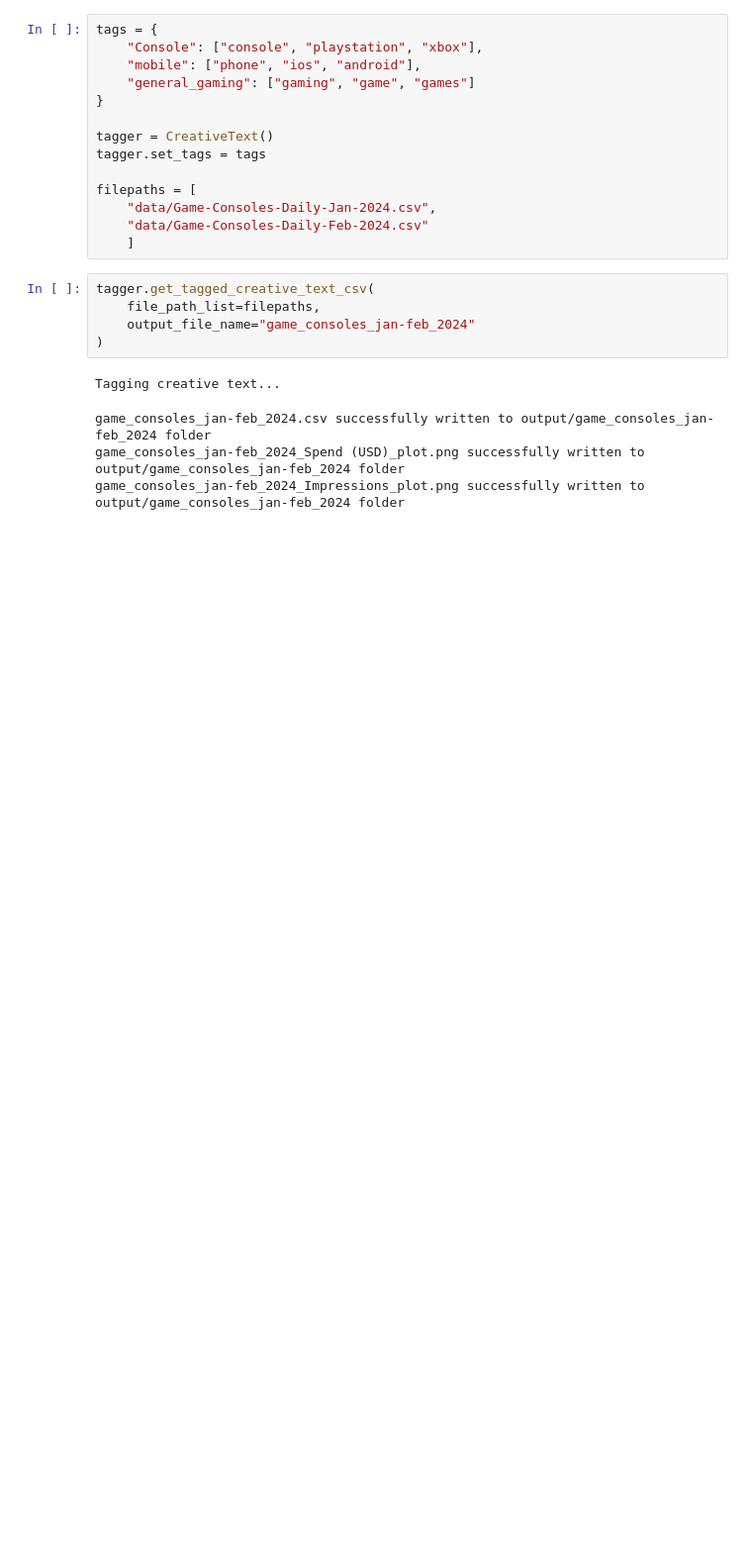
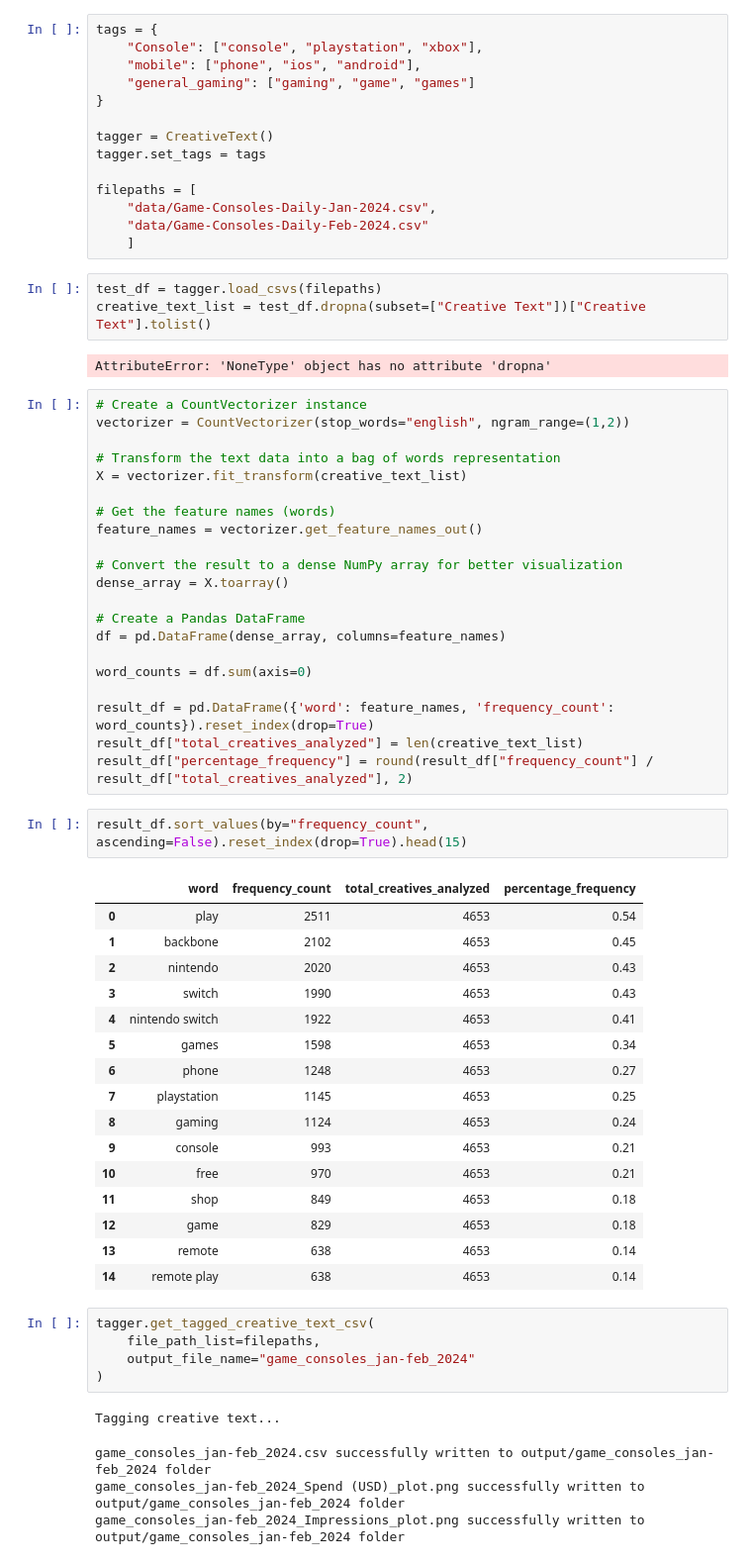
Before and after one commit to BrandonCuy/pathmatics_creative_text_tagger_v2, a Jupyter notebook: notebooks/test_notebook.ipynb, the cells around one changed output. Shown at 99% size. Saved outputs shown, nothing was run; the diff lists cells and outputs as text; blank space fills up the shorter version.

```diff
--- a/notebooks/test_notebook.ipynb
+++ b/notebooks/test_notebook.ipynb
@@ -20,6 +21,51 @@ filepaths = [
     "data/Game-Consoles-Daily-Jan-2024.csv",
     "data/Game-Consoles-Daily-Feb-2024.csv"
     ]
+# %%
+test_df = tagger.load_csvs(filepaths)
+creative_text_list = test_df.dropna(subset=["Creative Text"])["Creative Text"].tolist()
+# %% [output]
+AttributeError: 'NoneType' object has no attribute 'dropna'
+# %%
+# Create a CountVectorizer instance
+vectorizer = CountVectorizer(stop_words="english", ngram_range=(1,2))
+
+# Transform the text data into a bag of words representation
+X = vectorizer.fit_transform(creative_text_list)
+
+# Get the feature names (words)
+feature_names = vectorizer.get_feature_names_out()
+
+# Convert the result to a dense NumPy array for better visualization
+dense_array = X.toarray()
+
+# Create a Pandas DataFrame
+df = pd.DataFrame(dense_array, columns=feature_names)
+
+word_counts = df.sum(axis=0)
+
+result_df = pd.DataFrame({'word': feature_names, 'frequency_count': word_counts}).reset_index(drop=True)
+result_df["total_creatives_analyzed"] = len(creative_text_list)
+result_df["percentage_frequency"] = round(result_df["frequency_count"] / result_df["total_creatives_analyzed"], 2)
+# %%
+result_df.sort_values(by="frequency_count", ascending=False).reset_index(drop=True).head(15)
+# %% [output]
+|  | word | frequency_count | total_creatives_analyzed | percentage_frequency |
+| 0 | play | 2511 | 4653 | 0.54 |
+| 1 | backbone | 2102 | 4653 | 0.45 |
+| 2 | nintendo | 2020 | 4653 | 0.43 |
+| 3 | switch | 1990 | 4653 | 0.43 |
+| 4 | nintendo switch | 1922 | 4653 | 0.41 |
+| 5 | games | 1598 | 4653 | 0.34 |
+| 6 | phone | 1248 | 4653 | 0.27 |
+| 7 | playstation | 1145 | 4653 | 0.25 |
+| 8 | gaming | 1124 | 4653 | 0.24 |
+| 9 | console | 993 | 4653 | 0.21 |
+| 10 | free | 970 | 4653 | 0.21 |
+| 11 | shop | 849 | 4653 | 0.18 |
+| 12 | game | 829 | 4653 | 0.18 |
+| 13 | remote | 638 | 4653 | 0.14 |
+| 14 | remote play | 638 | 4653 | 0.14 |
 # %%
 tagger.get_tagged_creative_text_csv(
     file_path_list=filepaths,
```
Also changed, not shown: parts of 1 cell of this notebook, 1 other file.
